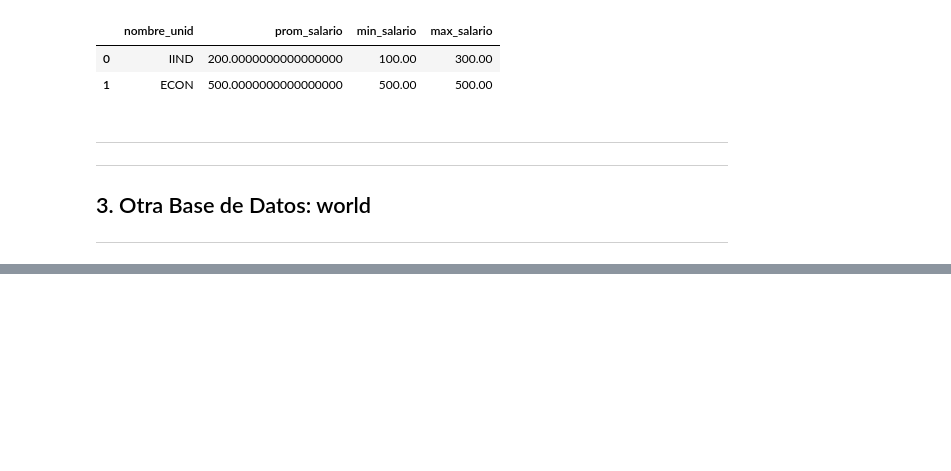
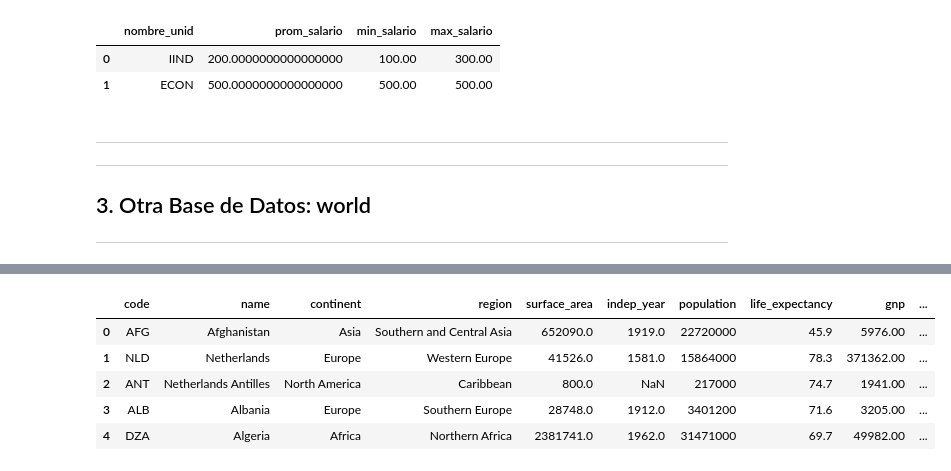
Before and after one commit to AnaliticaComputacional-2023-10/Taller7, a Jupyter notebook: Taller 7 - Solución.ipynb, the cells around one changed output, grey strips where cells are left out. Cells and saved outputs as stored; diff of their text form; code cells hidden in the pictures; blank space fills up the shorter version.

```diff
--- a/Taller 7 - Solución.ipynb
+++ b/Taller 7 - Solución.ipynb
@@ -505,0 +617,15 @@ world.
+# %%
+query = """
+SELECT *
+FROM country
+LIMIT 5
+;"""
+df = pdsql(query, connection)
+df
+# %% [output]
+|  | code | name | continent | region | surface_area | indep_year | population | life_expectancy | gnp | ... |
+| 0 | AFG | Afghanistan | Asia | Southern and Central Asia | 652090.0 | 1919.0 | 22720000 | 45.9 | 5976.00 | ... |
+| 1 | NLD | Netherlands | Europe | Western Europe | 41526.0 | 1581.0 | 15864000 | 78.3 | 371362.00 | ... |
+| 2 | ANT | Netherlands Antilles | North America | Caribbean | 800.0 | NaN | 217000 | 74.7 | 1941.00 | ... |
+| 3 | ALB | Albania | Europe | Southern Europe | 28748.0 | 1912.0 | 3401200 | 71.6 | 3205.00 | ... |
+| 4 | DZA | Algeria | Africa | Northern Africa | 2381741.0 | 1962.0 | 31471000 | 69.7 | 49982.00 | ... |
```
Also changed, not shown: parts of 42 cells of this notebook, 1 other file.
